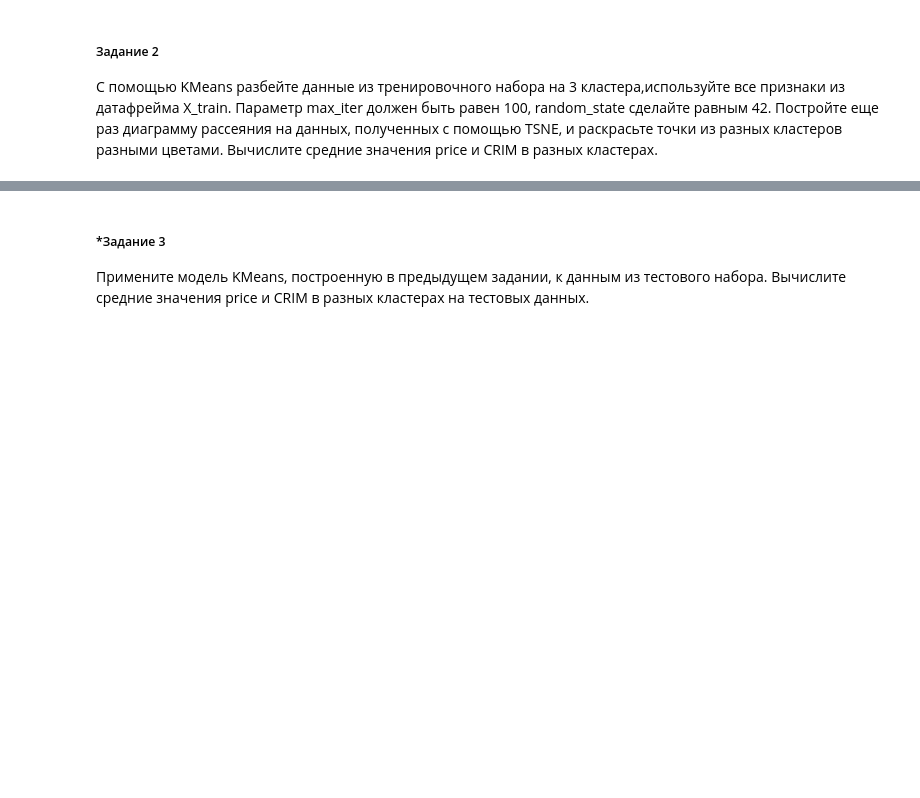
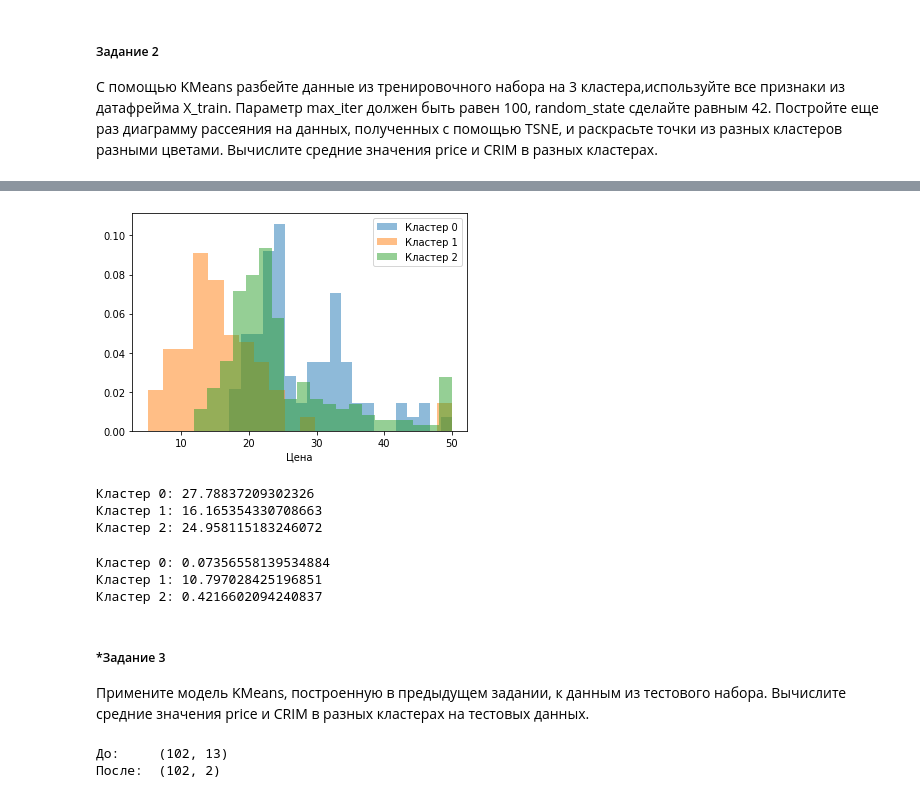
Before and after one commit to RomanPM85/Python_module_DataScience, a Jupyter notebook: Lesson8.ipynb, the cells around one changed output, grey strips where cells are left out. Drawn from its saved outputs; the diff is of its cells as text; code cells hidden in the pictures; blank space fills up the shorter version.

```diff
--- a/Lesson8.ipynb
+++ b/Lesson8.ipynb
@@ -23,5 +139,39 @@ n_components=2, learning_rate=250, random_state=42.
+# %%
+plt.hist(y_train[labels_train == 0], bins=20, density=True, alpha=0.5)
+plt.hist(y_train[labels_train == 1], bins=20, density=True, alpha=0.5)
+plt.hist(y_train[labels_train == 2], bins=20, density=True, alpha=0.5)
+plt.legend(['Кластер 0', 'Кластер 1', 'Кластер 2'])
+plt.xlabel('Цена')
+
+plt.show()
+# %% [output]
+[figure, added]
+# %%
+print('Кластер 0: {}'.format(y_train.loc[labels_train == 0, 'price'].mean()))
+print('Кластер 1: {}'.format(y_train.loc[labels_train == 1, 'price'].mean()))
+print('Кластер 2: {}'.format(y_train.loc[labels_train == 2, 'price'].mean()))
+# %% [output]
+Кластер 0: 27.78837209302326
+Кластер 1: 16.165354330708663
+Кластер 2: 24.958115183246072
+# %%
+print('Кластер 0: {}'.format(X_train.loc[labels_train == 0, 'CRIM'].mean()))
+print('Кластер 1: {}'.format(X_train.loc[labels_train == 1, 'CRIM'].mean()))
+print('Кластер 2: {}'.format(X_train.loc[labels_train == 2, 'CRIM'].mean()))
+# %% [output]
+Кластер 0: 0.07356558139534884
+Кластер 1: 10.797028425196851
+Кластер 2: 0.4216602094240837
 # %% [markdown]
 ##### *Задание 3
 Примените модель KMeans, построенную в предыдущем задании,
 к данным из тестового набора.
 Вычислите средние значения price и CRIM в разных кластерах на тестовых данных.
+# %%
+X_test_tsne = tsne.fit_transform(X_test_scaled)
+
+print('До:\t{}'.format(X_test_scaled.shape))
+print('После:\t{}'.format(X_test_tsne.shape))
+# %% [output]
+До:     (102, 13)
+После:  (102, 2)
```
Also changed, not shown: parts of 18 cells of this notebook.
